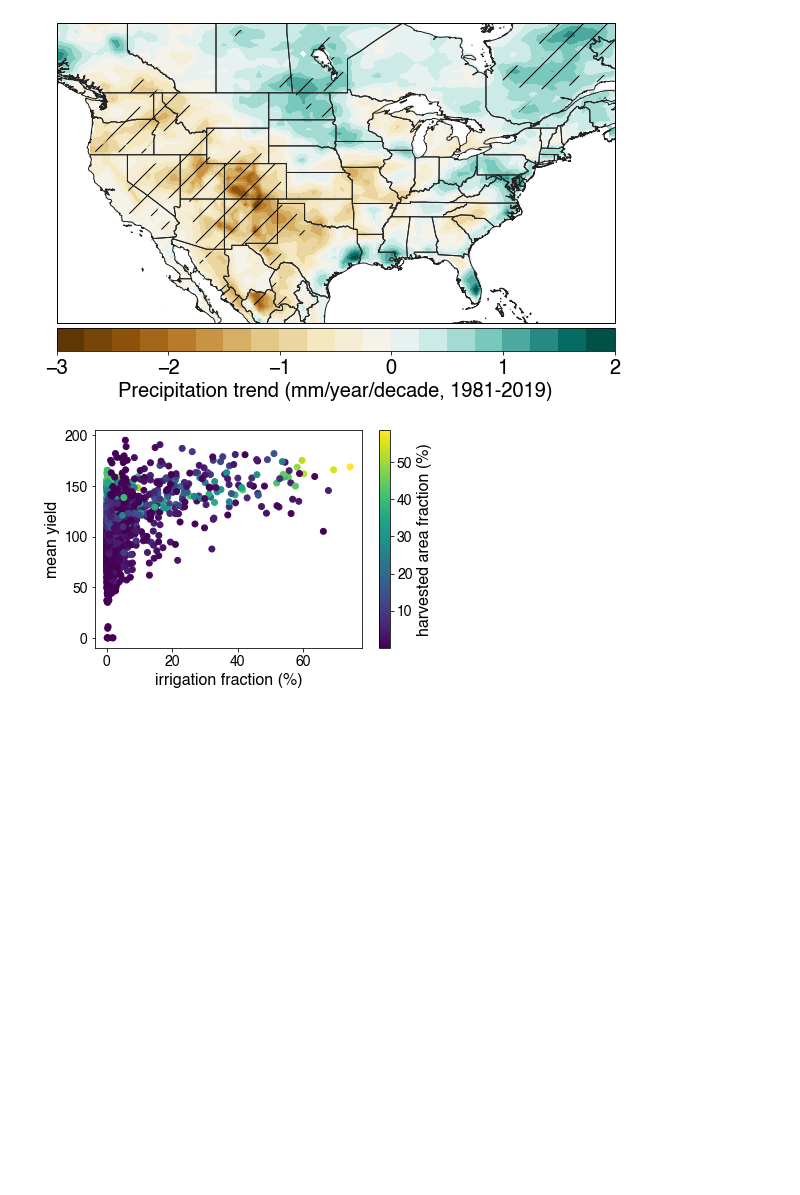
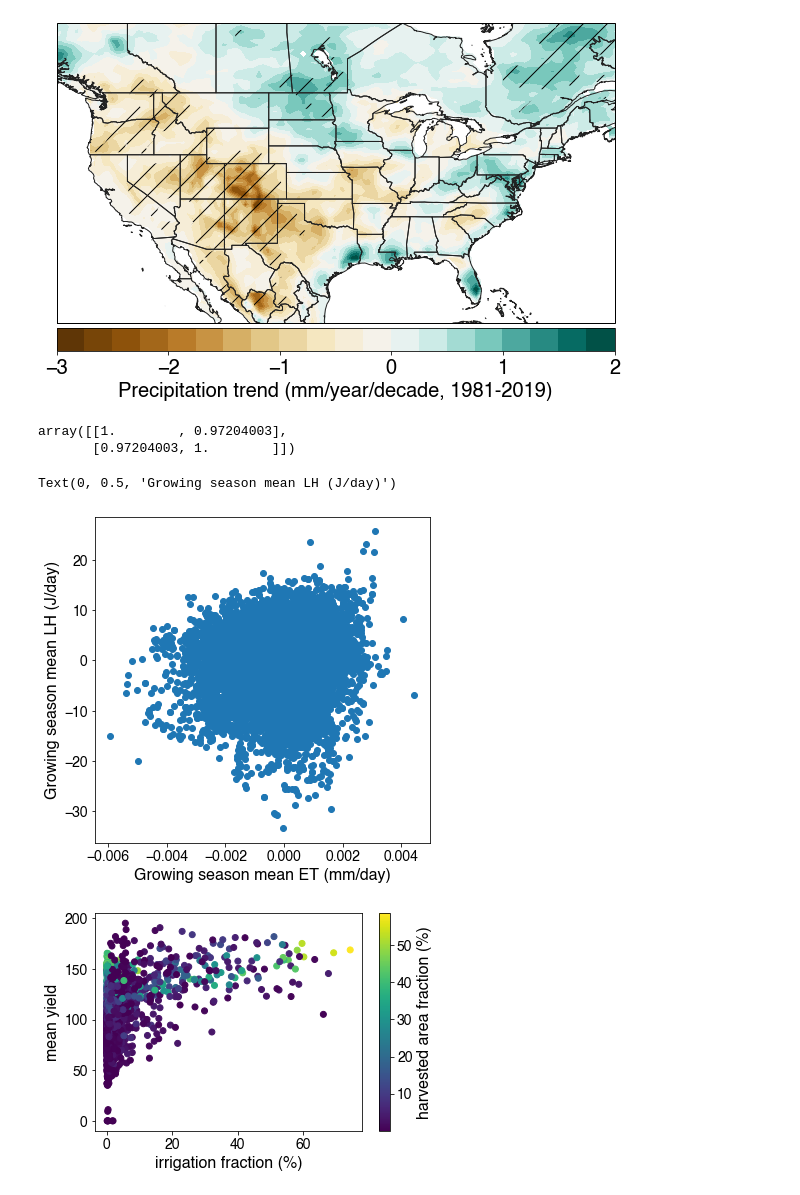
Before and after one commit to ecoffel/2020-ag-climate, a Jupyter notebook: ag_crop_climate_feedback_analysis_1.ipynb, the cells around one changed output. Cells and saved outputs as stored; diff of their text form; code cells hidden in the pictures; blank space fills up the shorter version.

Commit message:
su, update ag-land

```diff
--- a/ag_crop_climate_feedback_analysis_1.ipynb
+++ b/ag_crop_climate_feedback_analysis_1.ipynb
@@ -25,9 +25,10 @@ import itertools
 import random
 import metpy
 from metpy.plots import USCOUNTIES
-from pyts.decomposition import SingularSpectrumAnalysis
+# from pyts.decomposition import SingularSpectrumAnalysis
 
 import warnings
 warnings.filterwarnings('ignore')
 
-dataDirDiscovery = '/dartfs-hpc/rc/lab/C/CMIG/ecoffel/data/projects/ag-land-climate'
+# dataDirDiscovery = '/dartfs-hpc/rc/lab/C/CMIG/ecoffel/data/projects/ag-land-climate'
+dataDirDiscovery = '/home/edcoffel/drive/MAX-Filer/Research/Climate-01/Personal-F20/edcoffel-F20/data/projects/ag-land-climate'
@@ -1581,6 +1585,15 @@ inds = np.where((yieldTrendNans == True))[0]
 # inds = np.union1d(inds1, inds2)
 # %%
 usCounties = usCounties.drop(index=inds)
+# %%
+maizeYieldAll = np.array([a for a in usCounties['maizeYield']])
+soybeanYieldAll = np.array([a for a in usCounties['soybeanYield']])
+
+nn = np.where((~np.isnan(np.nanmean(maizeYieldAll, axis=0))) & (~np.isnan(np.nanmean(soybeanYieldAll, axis=0))))[0]
+np.corrcoef(np.nanmean(maizeYieldAll, axis=0)[nn], np.nanmean(soybeanYieldAll, axis=0)[nn])
+# %% [output]
+array([[1.        , 0.97204003],
+       [0.97204003, 1.        ]])
 # %%
 # load the feedback analysis to get the final selected counties
 
@@ -1763,6 +1776,21 @@ nnAll = np.where((~np.isnan(np.nanmedian(np.nanmedian(lhFromFeedback,axis=2), ax
 # noOutlierInd = np.where((abs(scipy.stats.zscore(lhFromFeedback[nn]/haTotalFracAll[nn])) < 1))[0]
 adjNn = nn#[noOutlierInd]
 # adjNnIr = np.intersect1d(adjNn, irSel)
+# %%
+seasonalSeconds = np.array(list(curCountyList['seasonalSeconds']))
+etAnomAgg = -np.array([np.array(list(curCountyList['seasonalEvapDetrend']))[i, :] for i in adjNn])
+etAnomAgg = np.reshape(etAnomAgg, [etAnomAgg.size,1])
+
+slhfAnomAgg = -np.array([np.array(list(curCountyList['seasonalSlhfDetrend']))[i, 1:]/seasonalSeconds[i] for i in adjNn])
+slhfAnomAgg = np.reshape(slhfAnomAgg, [slhfAnomAgg.size,1])
+
+plt.figure(figsize=(6,6))
+plt.scatter(etAnomAgg, slhfAnomAgg)
+plt.xlabel('Growing season mean ET (mm/day)')
+plt.ylabel('Growing season mean LH (J/day)')
+# %% [output]
+Text(0, 0.5, 'Growing season mean LH (J/day)')
+[figure, added]
 # %%
 pa = np.array([a for a in usCounties['maizeHarvestedAreaFraction']])
 ir = np.array([a for a in usCounties['maizeCountyIrrigationFraction']])
```
Also changed, not shown: parts of 11 cells of this notebook, 2 other files.
